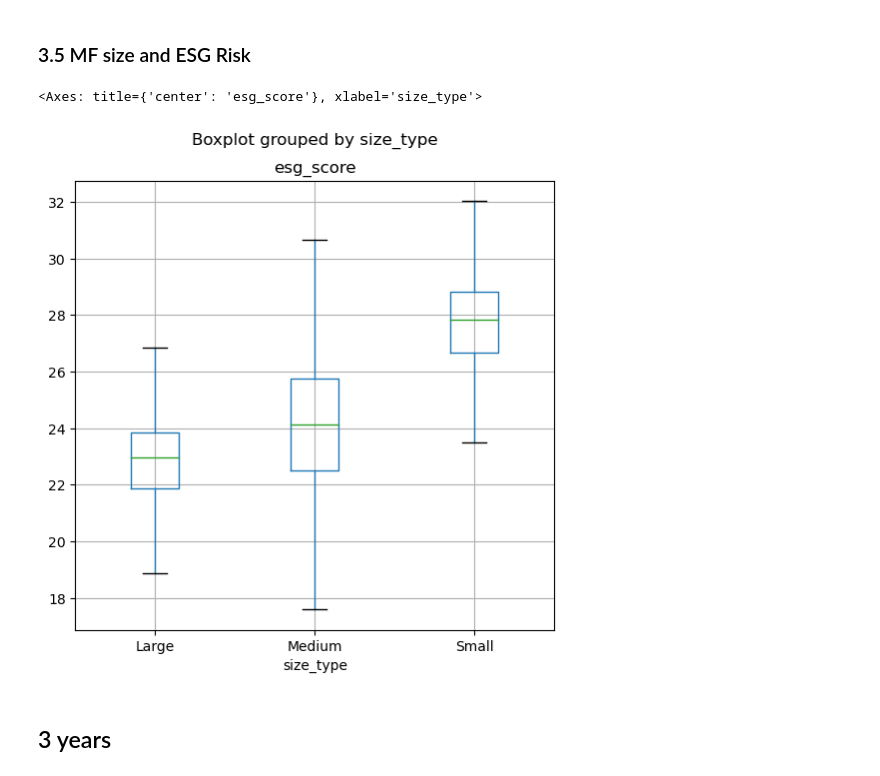
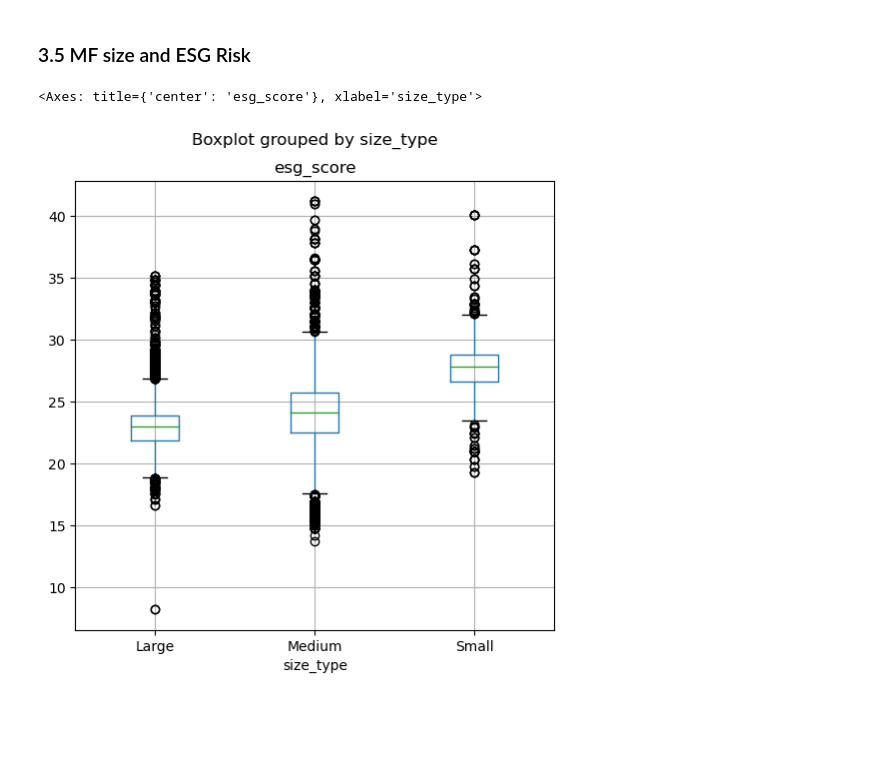
Before and after one commit to Neuefische-ESG-Capstone/Project-description, a Jupyter notebook: MF-size-and-Performance.ipynb, the cells around one changed output. Cells and saved outputs as stored; diff of their text form; code cells hidden in the pictures; blank space fills up the shorter version.

Commit message:
MF size and MF ESG performance

```diff
--- a/MF-size-and-Performance.ipynb
+++ b/MF-size-and-Performance.ipynb
@@ -186,9 +179,7 @@ plt.show()
 # %% [markdown]
 ### 3.5 MF size and ESG Risk
 # %%
-df_mutual_funds.boxplot(column='esg_score',by='size_type', showfliers=False, figsize=(6,6))
+df_mutual_funds.boxplot(column='esg_score',by='size_type',figsize=(6,6))
 # %% [output]
 <Axes: title={'center': 'esg_score'}, xlabel='size_type'>
-[figure, old version]
+[figure, new version]
-# %% [markdown]
-## 3 years
```
Also changed, not shown: parts of 20 cells of this notebook.
